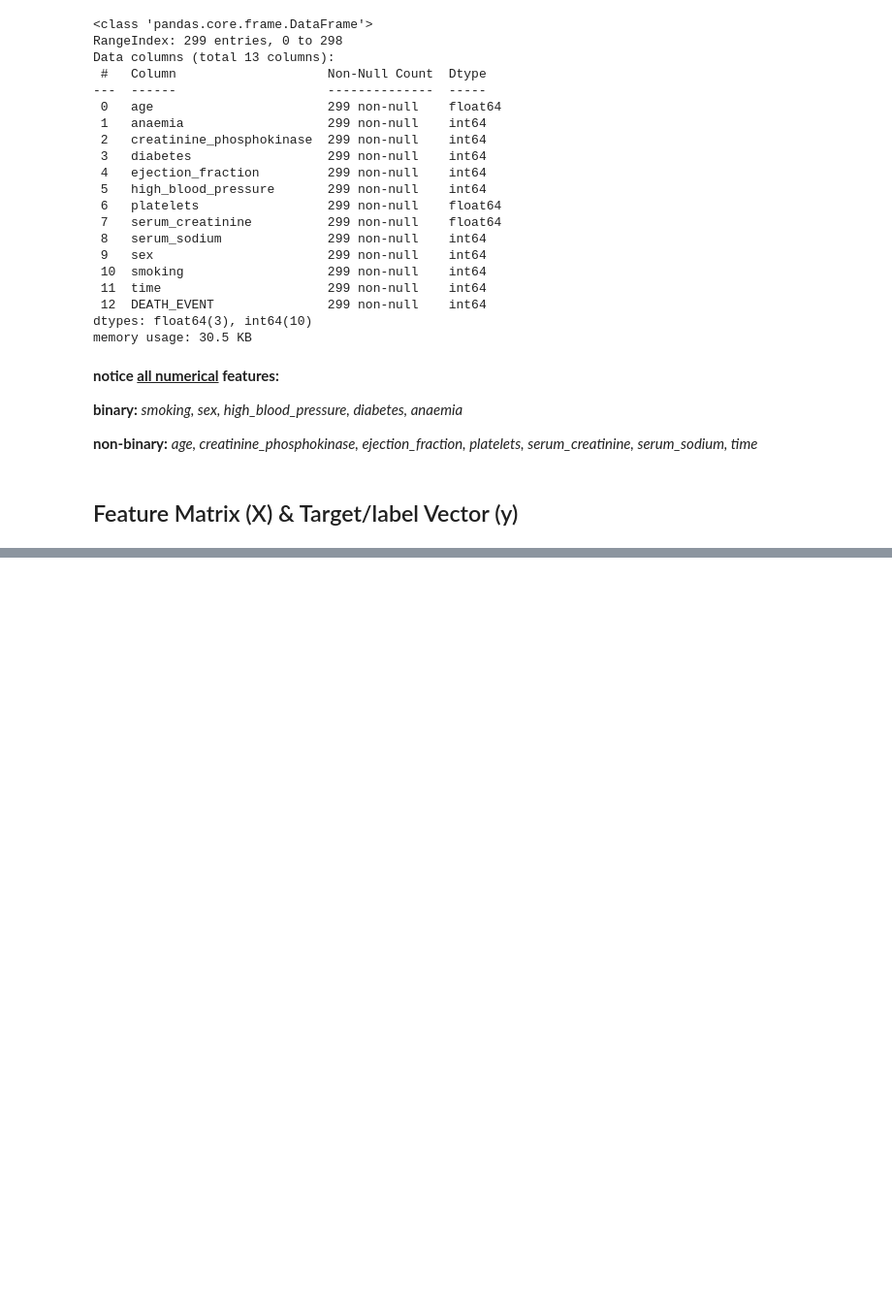
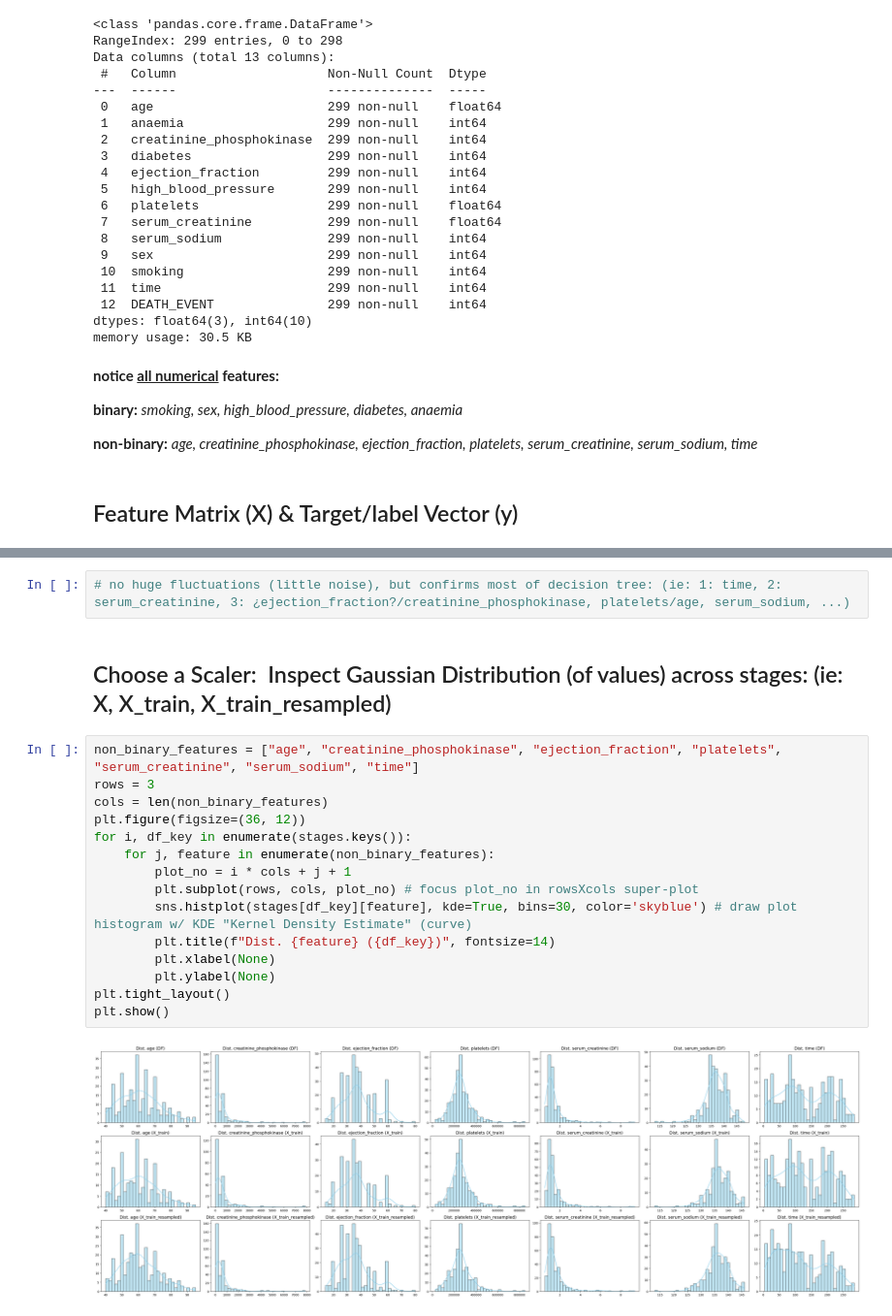
Before and after one commit to steventhestudent/CS4662_Project, a Jupyter notebook: Data Exploration.ipynb, the cells around one changed output, grey strips where cells are left out. Shown: that part at 97% size. Cells and saved outputs as stored; diff of their text form; blank space fills up the shorter version.

```diff
--- a/Data Exploration.ipynb
+++ b/Data Exploration.ipynb
@@ -135,0 +240,21 @@ compare SVM vs. ANN across different metrics (AUC-ROC, precision-recall, F1-scor
+# %%
+# no huge fluctuations (little noise), but confirms most of decision tree: (ie: 1: time, 2: serum_creatinine, 3: ¿ejection_fraction?/creatinine_phosphokinase, platelets/age, serum_sodium, ...)
+# %% [markdown]
+## Choose a Scaler: &nbsp;Inspect Gaussian Distribution (of values) across stages: (ie: X, X_train, X_train_resampled)
+# %%
+non_binary_features = ["age", "creatinine_phosphokinase", "ejection_fraction", "platelets", "serum_creatinine", "serum_sodium", "time"]
+rows = 3
+cols = len(non_binary_features)
+plt.figure(figsize=(36, 12))
+for i, df_key in enumerate(stages.keys()):
+    for j, feature in enumerate(non_binary_features):
+        plot_no = i * cols + j + 1
+        plt.subplot(rows, cols, plot_no) # focus plot_no in rowsXcols super-plot
+        sns.histplot(stages[df_key][feature], kde=True, bins=30, color='skyblue') # draw plot histogram w/ KDE "Kernel Density Estimate" (curve)
+        plt.title(f"Dist. {feature} ({df_key})", fontsize=14)
+        plt.xlabel(None)
+        plt.ylabel(None)
+plt.tight_layout()
+plt.show()
+# %% [output]
+[figure, added]
```
Also changed, not shown: parts of 41 cells of this notebook, 1 other file.
